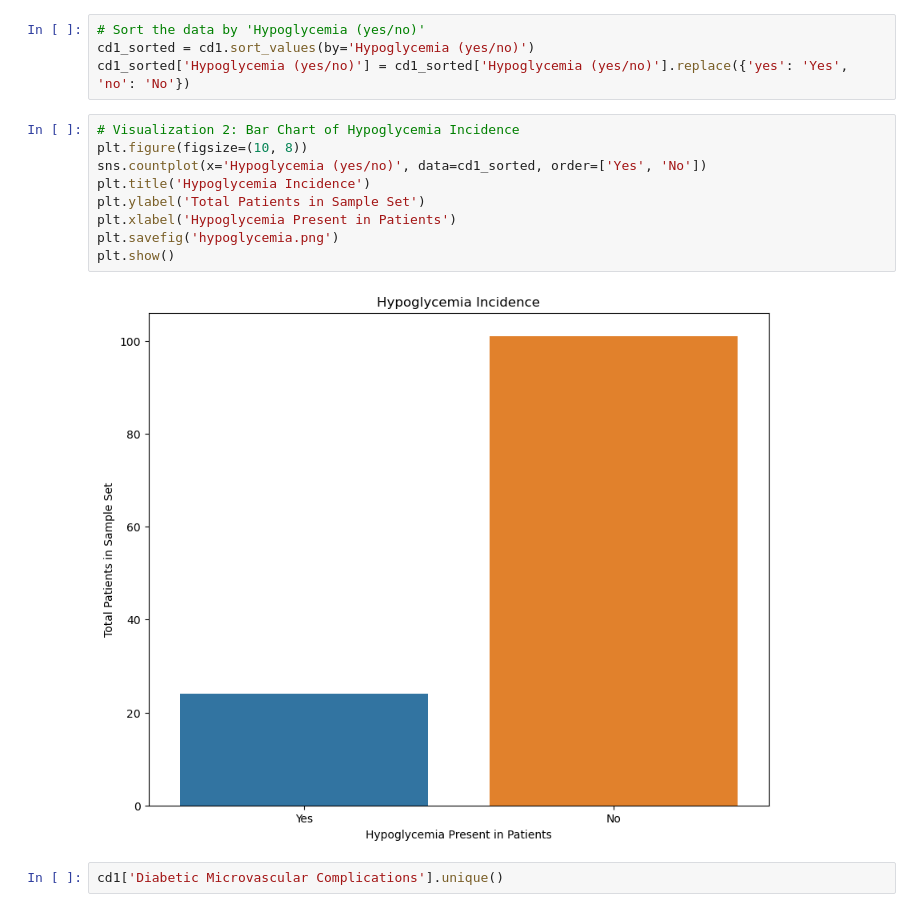
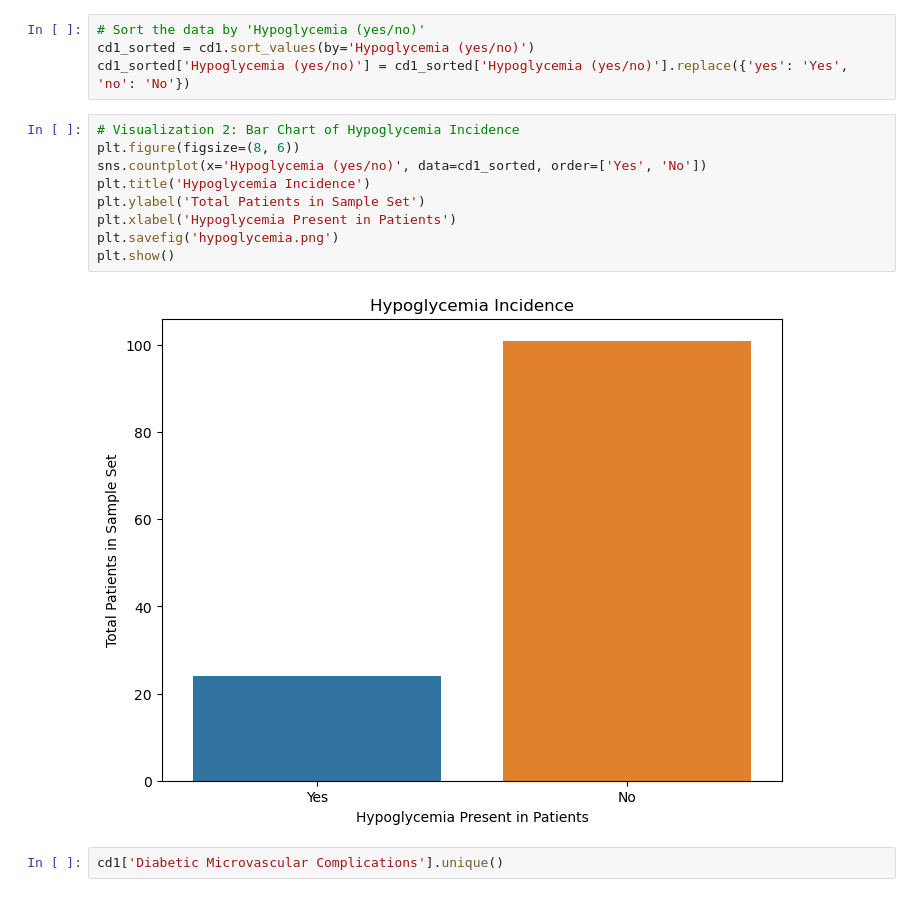
Before and after one commit to LaShawnSykes/Group-3_Project1, a Jupyter notebook: Code/rev_dataset.ipynb, the cells around one changed output. Saved outputs shown, nothing was run; the diff lists cells and outputs as text.

```diff
--- a/Code/rev_dataset.ipynb
+++ b/Code/rev_dataset.ipynb
@@ -225,15 +225,15 @@ cd1_sorted = cd1.sort_values(by='Hypoglycemia (yes/no)')
 cd1_sorted['Hypoglycemia (yes/no)'] = cd1_sorted['Hypoglycemia (yes/no)'].replace({'yes': 'Yes', 'no': 'No'})
 # %%
 # Visualization 2: Bar Chart of Hypoglycemia Incidence
-plt.figure(figsize=(10, 8))
+plt.figure(figsize=(8, 6))
 sns.countplot(x='Hypoglycemia (yes/no)', data=cd1_sorted, order=['Yes', 'No'])
 plt.title('Hypoglycemia Incidence')
 plt.ylabel('Total Patients in Sample Set')
 plt.xlabel('Hypoglycemia Present in Patients')
 plt.savefig('hypoglycemia.png')
 plt.show()
 # %% [output]
-[figure, old version]
+[figure, new version]
 # %%
 cd1['Diabetic Microvascular Complications'].unique()
 # %% [output]
```
Also changed, not shown: parts of 7 cells of this notebook, 9 other files.
